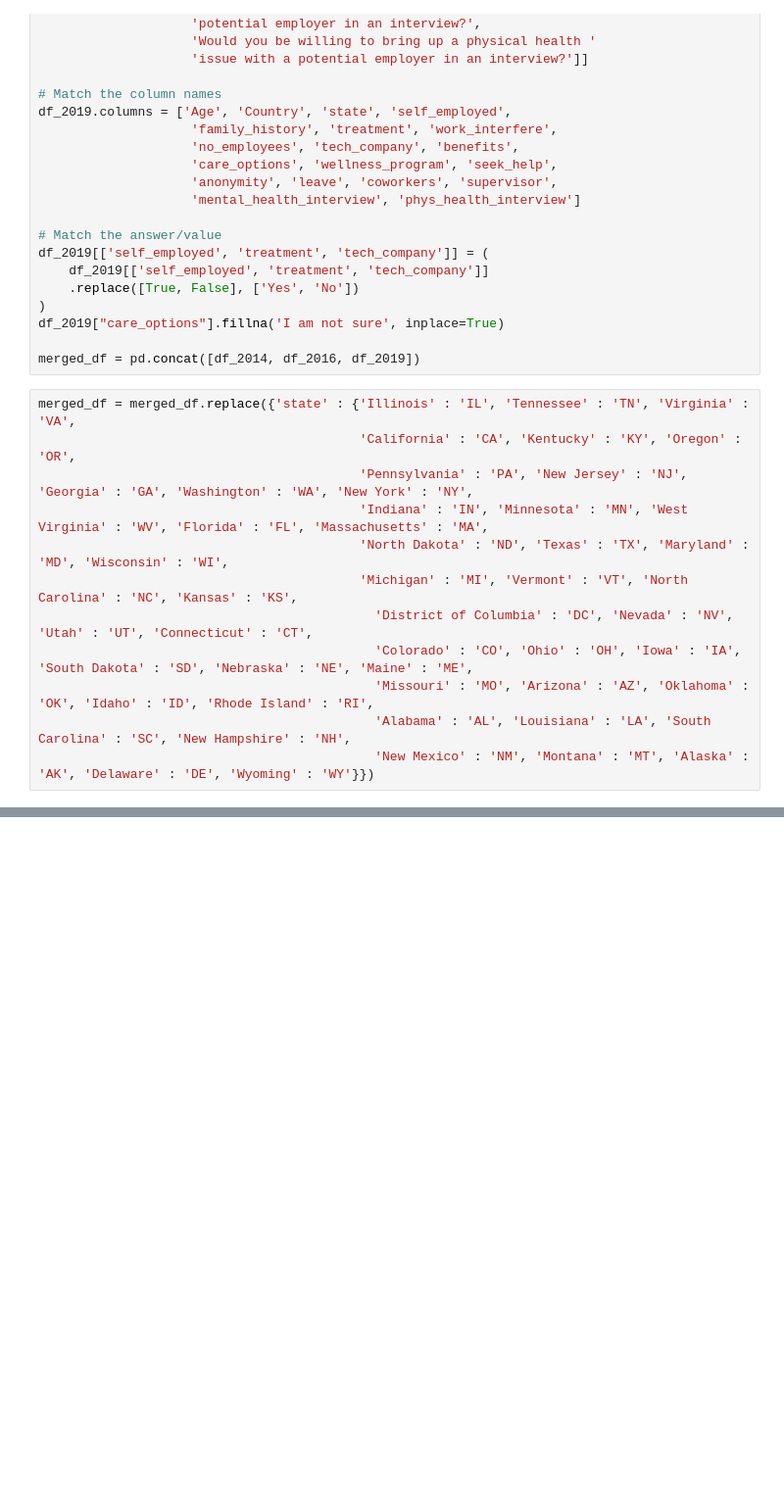
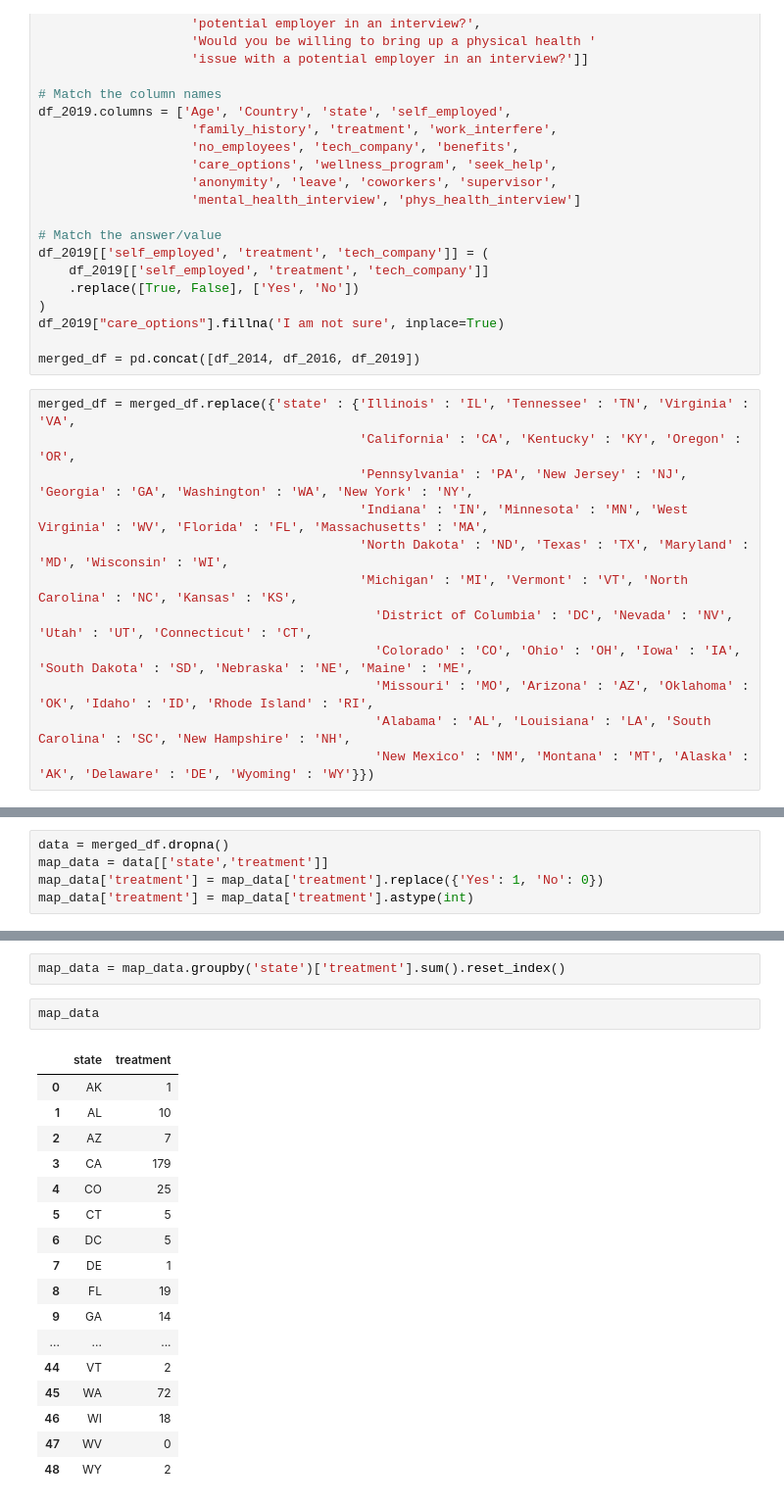
Before and after one commit to cadej09/CSE-163-Final-Project, a Jupyter notebook: testing.ipynb, the cells around one changed output, grey strips where cells are left out. Shown: that part at 98% size. Saved outputs shown, nothing was run; the diff lists cells and outputs as text; blank space fills up the shorter version.

```diff
--- a/testing.ipynb
+++ b/testing.ipynb
@@ -152,0 +169,5 @@ merged_df = merged_df.replace({'state' : {'Illinois' : 'IL', 'Tennessee' : 'TN',
+# %%
+data = merged_df.dropna()
+map_data = data[['state','treatment']]
+map_data['treatment'] = map_data['treatment'].replace({'Yes': 1, 'No': 0})
+map_data['treatment'] = map_data['treatment'].astype(int)
@@ -152,0 +186,22 @@ merged_df = merged_df.replace({'state' : {'Illinois' : 'IL', 'Tennessee' : 'TN',
+# %%
+map_data = map_data.groupby('state')['treatment'].sum().reset_index()
+# %%
+map_data
+# %% [output]
+|  | state | treatment |
+| 0 | AK | 1 |
+| 1 | AL | 10 |
+| 2 | AZ | 7 |
+| 3 | CA | 179 |
+| 4 | CO | 25 |
+| 5 | CT | 5 |
+| 6 | DC | 5 |
+| 7 | DE | 1 |
+| 8 | FL | 19 |
+| 9 | GA | 14 |
+| ... | ... | ... |
+| 44 | VT | 2 |
+| 45 | WA | 72 |
+| 46 | WI | 18 |
+| 47 | WV | 0 |
+| 48 | WY | 2 |
```
Also changed, not shown: parts of 18 cells of this notebook, 4 other files.
